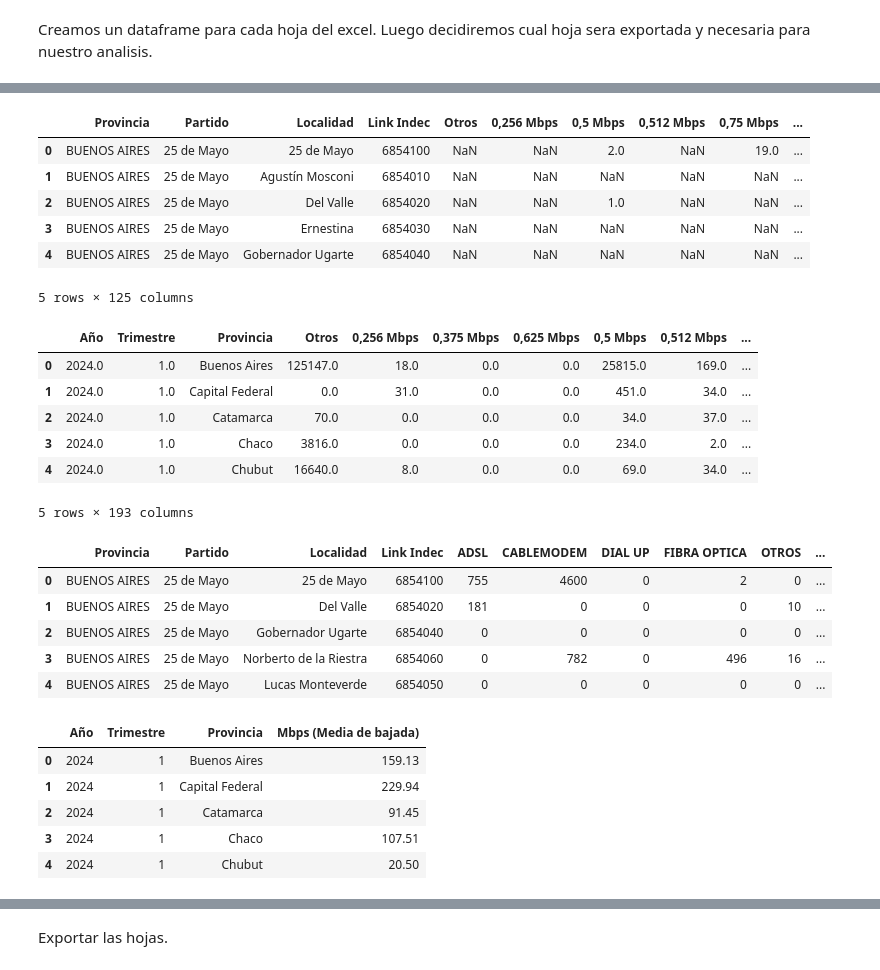
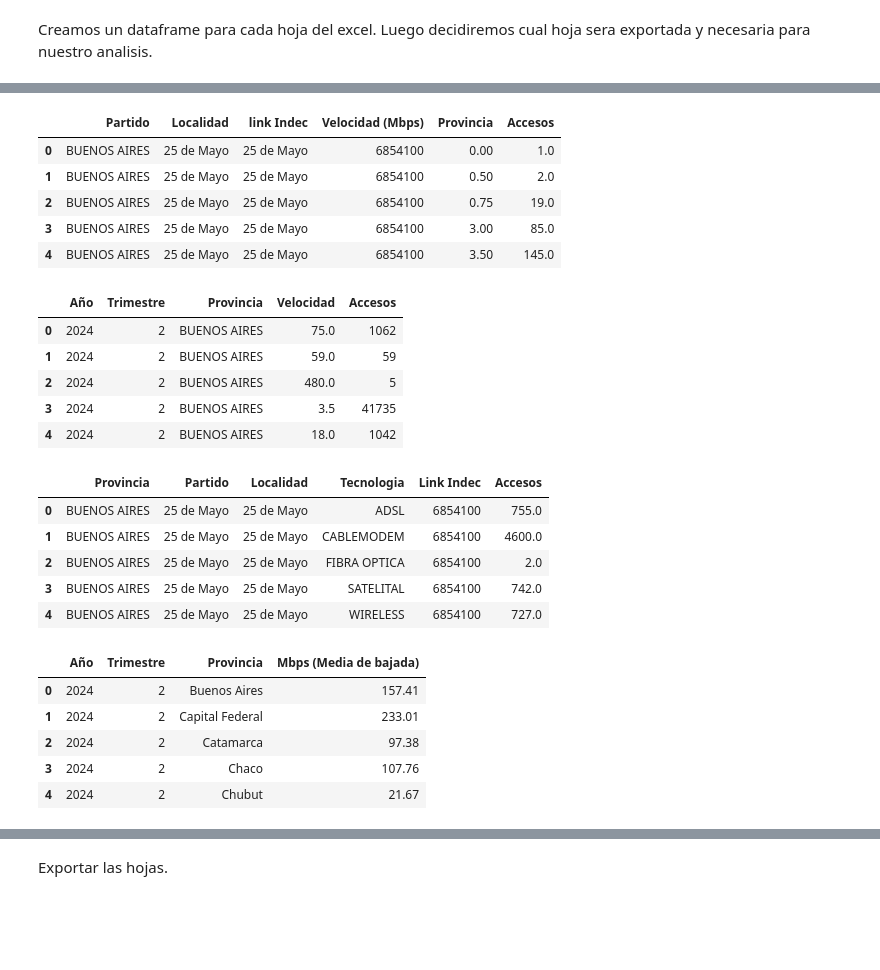
Before and after one commit to mauricioarcez/Analisis-de-Mercado-Internet-Arg, a Jupyter notebook: notebooks/etl.ipynb, the cells around one changed output, grey strips where cells are left out. Drawn from its saved outputs; the diff is of its cells as text; code cells hidden in the pictures; blank space fills up the shorter version.

```diff
--- a/notebooks/etl.ipynb
+++ b/notebooks/etl.ipynb
@@ -4,0 +7,13 @@ import pandas as pd
+# %%
+from functions import DescargadorExcel
+
+# Crear una instancia de la clase con la URL base
+enacom = DescargadorExcel(url_base='https://indicadores.enacom.gob.ar')
+
+# URL de la página donde se encuentra el archivo
+page_url = 'https://indicadores.enacom.gob.ar/datos-abiertos'
+link_text = 'Internet'  # archivo que busco
+
+# Obtener y listar las hojas del archivo Excel
+paginador = enacom.obtener_y_listar_hojas(page_url, link_text)
+paginador
@@ -27,48 +38,46 @@ paginador
 # %%
 # Datos de acceso por localidad sin rangos de velocidad.
-acc_vel_loc_sinrangos = excel[paginador[0]]
+acc_vel_loc_sinrangos = enacom.obtener_y_leer_hoja(page_url, link_text, 0)
 acc_vel_loc_sinrangos.head()
 # %% [output]
-|  | Provincia | Partido | Localidad | Link Indec | Otros | 0,256 Mbps | 0,5 Mbps | 0,512 Mbps | 0,75 Mbps | ... |
-| 0 | BUENOS AIRES | 25 de Mayo | 25 de Mayo | 6854100 | NaN | NaN | 2.0 | NaN | 19.0 | ... |
-| 1 | BUENOS AIRES | 25 de Mayo | Agustín Mosconi | 6854010 | NaN | NaN | NaN | NaN | NaN | ... |
-| 2 | BUENOS AIRES | 25 de Mayo | Del Valle | 6854020 | NaN | NaN | 1.0 | NaN | NaN | ... |
-| 3 | BUENOS AIRES | 25 de Mayo | Ernestina | 6854030 | NaN | NaN | NaN | NaN | NaN | ... |
-| 4 | BUENOS AIRES | 25 de Mayo | Gobernador Ugarte | 6854040 | NaN | NaN | NaN | NaN | NaN | ... |
+|  | Partido | Localidad | link Indec | Velocidad (Mbps) | Provincia | Accesos |
+| 0 | BUENOS AIRES | 25 de Mayo | 25 de Mayo | 6854100 | 0.00 | 1.0 |
+| 1 | BUENOS AIRES | 25 de Mayo | 25 de Mayo | 6854100 | 0.50 | 2.0 |
+| 2 | BUENOS AIRES | 25 de Mayo | 25 de Mayo | 6854100 | 0.75 | 19.0 |
+| 3 | BUENOS AIRES | 25 de Mayo | 25 de Mayo | 6854100 | 3.00 | 85.0 |
+| 4 | BUENOS AIRES | 25 de Mayo | 25 de Mayo | 6854100 | 3.50 | 145.0 |
-5 rows × 125 columns
 # %%
 # Información sobre la velocidad de conexión a internet sin rangos específicos.
-velocidad_sin_Rangos = excel[paginador[1]]
+velocidad_sin_Rangos = enacom.obtener_y_leer_hoja(page_url, link_text, 1)
 velocidad_sin_Rangos.head()
 # %% [output]
-|  | Año | Trimestre | Provincia | Otros | 0,256 Mbps | 0,375 Mbps | 0,625 Mbps | 0,5 Mbps | 0,512 Mbps | ... |
-| 0 | 2024.0 | 1.0 | Buenos Aires | 125147.0 | 18.0 | 0.0 | 0.0 | 25815.0 | 169.0 | ... |
-| 1 | 2024.0 | 1.0 | Capital Federal | 0.0 | 31.0 | 0.0 | 0.0 | 451.0 | 34.0 | ... |
-| 2 | 2024.0 | 1.0 | Catamarca | 70.0 | 0.0 | 0.0 | 0.0 | 34.0 | 37.0 | ... |
-| 3 | 2024.0 | 1.0 | Chaco | 3816.0 | 0.0 | 0.0 | 0.0 | 234.0 | 2.0 | ... |
-| 4 | 2024.0 | 1.0 | Chubut | 16640.0 | 8.0 | 0.0 | 0.0 | 69.0 | 34.0 | ... |
+|  | Año | Trimestre | Provincia | Velocidad | Accesos |
+| 0 | 2024 | 2 | BUENOS AIRES | 75.0 | 1062 |
+| 1 | 2024 | 2 | BUENOS AIRES | 59.0 | 59 |
+| 2 | 2024 | 2 | BUENOS AIRES | 480.0 | 5 |
+| 3 | 2024 | 2 | BUENOS AIRES | 3.5 | 41735 |
+| 4 | 2024 | 2 | BUENOS AIRES | 18.0 | 1042 |
-5 rows × 193 columns
 # %%
 #  Accesos a internet por tipo de tecnología y localidad.
-accesos_tecnologia_localidad = excel[paginador[2]]
+accesos_tecnologia_localidad = enacom.obtener_y_leer_hoja(page_url, link_text, 2)
 accesos_tecnologia_localidad.head()
 # %% [output]
-|  | Provincia | Partido | Localidad | Link Indec | ADSL | CABLEMODEM | DIAL UP | FIBRA OPTICA | OTROS | ... |
-| 0 | BUENOS AIRES | 25 de Mayo | 25 de Mayo | 6854100 | 755 | 4600 | 0 | 2 | 0 | ... |
-| 1 | BUENOS AIRES | 25 de Mayo | Del Valle | 6854020 | 181 | 0 | 0 | 0 | 10 | ... |
-| 2 | BUENOS AIRES | 25 de Mayo | Gobernador Ugarte | 6854040 | 0 | 0 | 0 | 0 | 0 | ... |
-| 3 | BUENOS AIRES | 25 de Mayo | Norberto de la Riestra | 6854060 | 0 | 782 | 0 | 496 | 16 | ... |
-| 4 | BUENOS AIRES | 25 de Mayo | Lucas Monteverde | 6854050 | 0 | 0 | 0 | 0 | 0 | ... |
+|  | Provincia | Partido | Localidad | Tecnologia | Link Indec | Accesos |
+| 0 | BUENOS AIRES | 25 de Mayo | 25 de Mayo | ADSL | 6854100 | 755.0 |
+| 1 | BUENOS AIRES | 25 de Mayo | 25 de Mayo | CABLEMODEM | 6854100 | 4600.0 |
+| 2 | BUENOS AIRES | 25 de Mayo | 25 de Mayo | FIBRA OPTICA | 6854100 | 2.0 |
+| 3 | BUENOS AIRES | 25 de Mayo | 25 de Mayo | SATELITAL | 6854100 | 742.0 |
+| 4 | BUENOS AIRES | 25 de Mayo | 25 de Mayo | WIRELESS | 6854100 | 727.0 |
 # %%
 # Distribución porcentual de la velocidad de conexión a internet por provincia.
-velocidad_porc_prov = excel[paginador[3]]
+velocidad_porc_prov = enacom.obtener_y_leer_hoja(page_url, link_text, 3)
 velocidad_porc_prov.head()
 # %% [output]
 |  | Año | Trimestre | Provincia | Mbps (Media de bajada) |
-| 0 | 2024 | 1 | Buenos Aires | 159.13 |
-| 1 | 2024 | 1 | Capital Federal | 229.94 |
-| 2 | 2024 | 1 | Catamarca | 91.45 |
-| 3 | 2024 | 1 | Chaco | 107.51 |
-| 4 | 2024 | 1 | Chubut | 20.50 |
+| 0 | 2024 | 2 | Buenos Aires | 157.41 |
+| 1 | 2024 | 2 | Capital Federal | 233.01 |
+| 2 | 2024 | 2 | Catamarca | 97.38 |
+| 3 | 2024 | 2 | Chaco | 107.76 |
+| 4 | 2024 | 2 | Chubut | 21.67 |
 # %%
 # Totales de velocidad media descargada (VMD)
```
Also changed, not shown: parts of 26 cells of this notebook, 1 other file.
